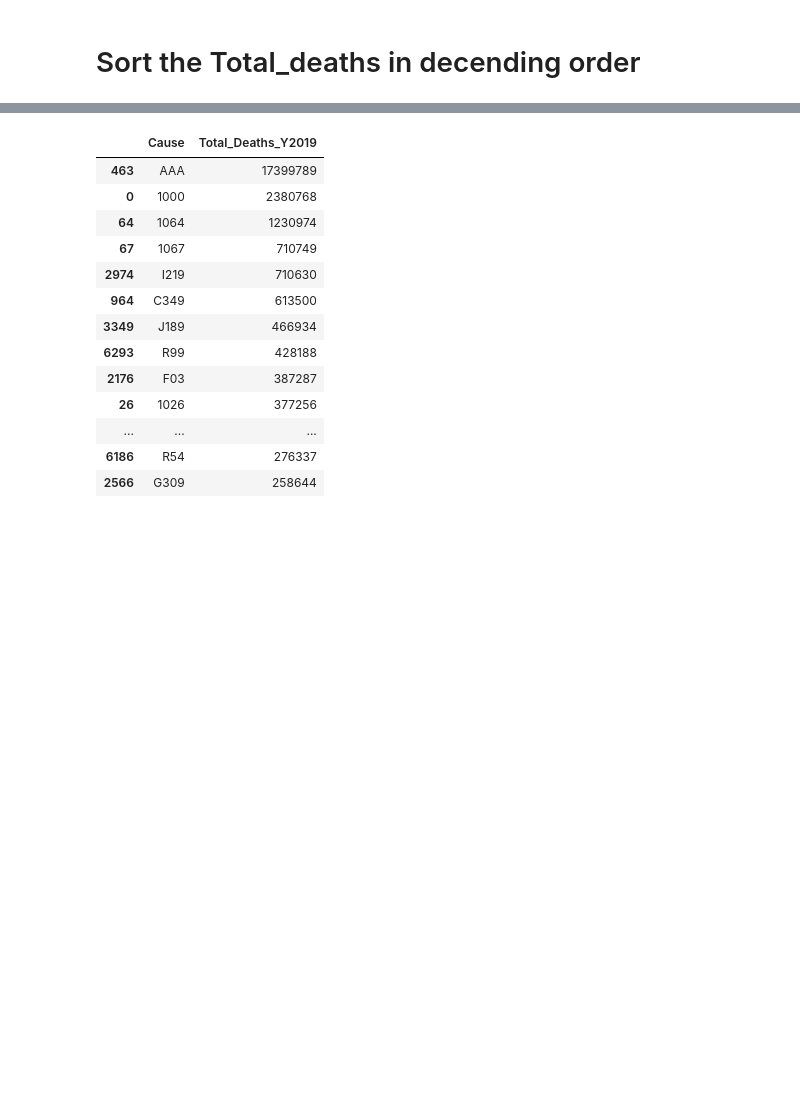
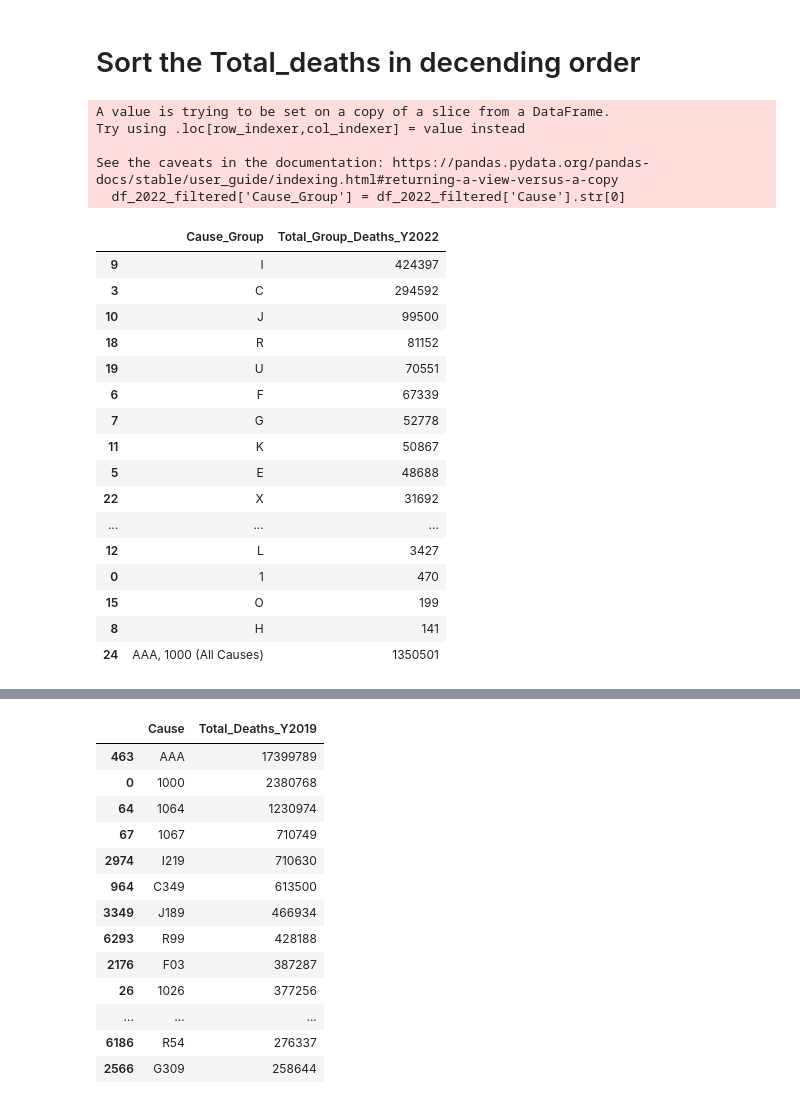
Before and after one commit to feLLpe04/Project3, a Jupyter notebook: reading_files_cleaning_with_Country_Geocoordinates.ipynb, the cells around one changed output, grey strips where cells are left out. Saved outputs shown, nothing was run; the diff lists cells and outputs as text; code cells hidden in the pictures; blank space fills up the shorter version.

```diff
--- a/reading_files_cleaning_with_Country_Geocoordinates.ipynb
+++ b/reading_files_cleaning_with_Country_Geocoordinates.ipynb
@@ -842,3 +846,53 @@ Total_death_2022_df
 32994 rows × 5 columns
 # %% [markdown]
 # Sort the Total_deaths in decending order
+# %%
+# Aggregate total deaths by cause for 2022
+
+# Separate out 'AAA' and '1000'
+excluded_causes = ['AAA', '1000']
+total_causes = Total_death_2022_df.loc[Total_death_2022_df['Cause'].isin(excluded_causes), 'Total_deaths_2022'].sum()
+
+# Exclude 'AAA' and '1000' from the grouping
+df_2022_filtered = Total_death_2022_df[~Total_death_2022_df['Cause'].isin(excluded_causes)]
+
+
+# Extract the first letter of each cause and group by it
+df_2022_filtered['Cause_Group'] = df_2022_filtered['Cause'].str[0]
+grouped_deaths_2022_df = df_2022_filtered.groupby('Cause_Group')['Total_deaths_2022'].sum().reset_index()
+
+
+# Rename columns for clarity
+grouped_deaths_2022_df.columns = ['Cause_Group', 'Total_Group_Deaths_Y2022']
+
+# Sort by total deaths in descending order (optional)
+grouped_deaths_2022_df = grouped_deaths_2022_df.sort_values(by='Total_Group_Deaths_Y2022', ascending=False)
+
+# Add 'AAA' as a separate entry
+grouped_deaths_2022_df.loc[len(grouped_deaths_2022_df)] = ['AAA, 1000 (All Causes)', total_causes]
+
+# Display the result
+grouped_deaths_2022_df
+# %% [output]
+A value is trying to be set on a copy of a slice from a DataFrame.
+Try using .loc[row_indexer,col_indexer] = value instead
+
+See the caveats in the documentation: https://pandas.pydata.org/pandas-docs/stable/user_guide/indexing.html#returning-a-view-versus-a-copy
+  df_2022_filtered['Cause_Group'] = df_2022_filtered['Cause'].str[0]
+|  | Cause_Group | Total_Group_Deaths_Y2022 |
+| 9 | I | 424397 |
+| 3 | C | 294592 |
+| 10 | J | 99500 |
+| 18 | R | 81152 |
+| 19 | U | 70551 |
+| 6 | F | 67339 |
+| 7 | G | 52778 |
+| 11 | K | 50867 |
+| 5 | E | 48688 |
+| 22 | X | 31692 |
+| ... | ... | ... |
+| 12 | L | 3427 |
+| 0 | 1 | 470 |
+| 15 | O | 199 |
+| 8 | H | 141 |
+| 24 | AAA, 1000 (All Causes) | 1350501 |
```
Also changed, not shown: parts of 6 cells of this notebook, 4 other files.
